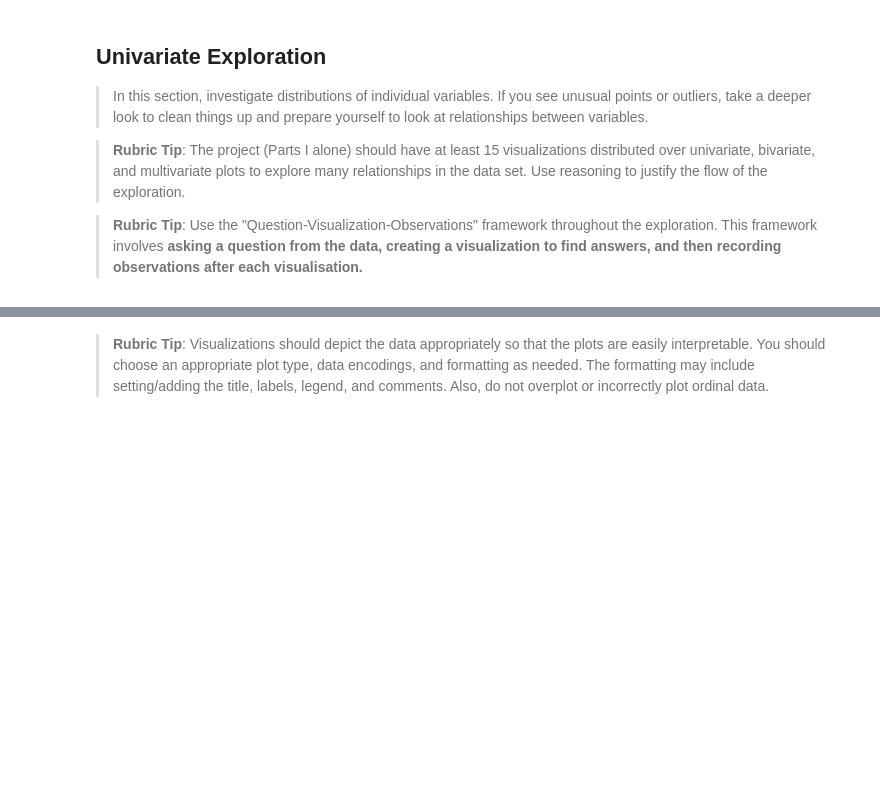
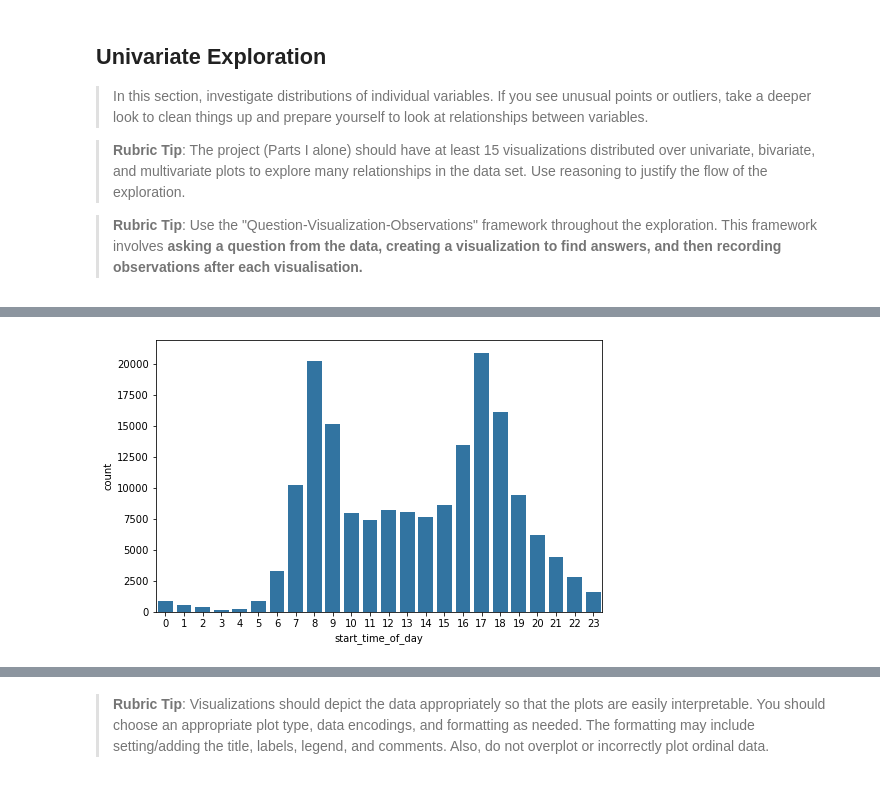
Before and after one commit to jjjeorgee/ALX-T, a Jupyter notebook: Project 03 - Data Visualization/Part_I_exploration.ipynb, the cells around one changed output, grey strips where cells are left out. Saved outputs shown, nothing was run; the diff lists cells and outputs as text; code cells hidden in the pictures; blank space fills up the shorter version.

```diff
--- a/Project 03 - Data Visualization/Part_I_exploration.ipynb
+++ b/Project 03 - Data Visualization/Part_I_exploration.ipynb
@@ -259,0 +285,5 @@ and prepare yourself to look at relationships between variables.
+# %%
+ax = plt.subplots(figsize = [8,5])
+sns.countplot(data=df_clean, x='start_time_of_day', color=base_color);
+# %% [output]
+[figure, added]
```
Also changed, not shown: parts of 8 cells of this notebook.
